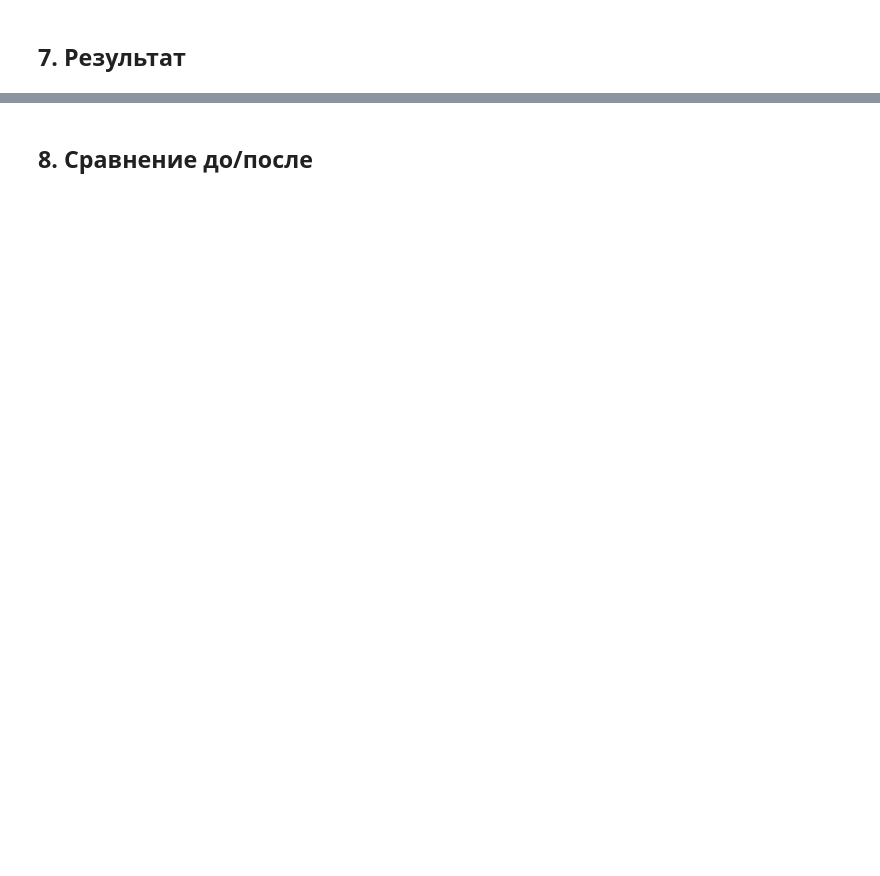
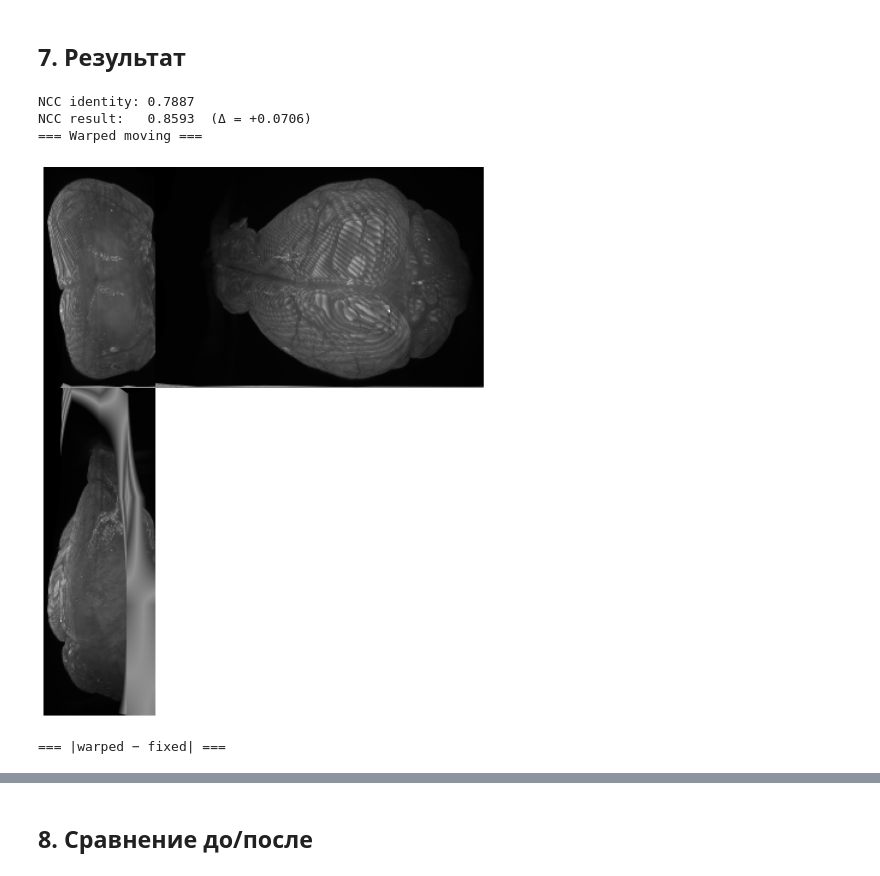
Before and after one commit to IADoronin/brain-morph, a Jupyter notebook: notebooks/brain_from_tif_reg.ipynb, the cells around one changed output, grey strips where cells are left out. Cells and saved outputs as stored; diff of their text form; code cells hidden in the pictures; blank space fills up the shorter version.

```diff
--- a/notebooks/brain_from_tif_reg.ipynb
+++ b/notebooks/brain_from_tif_reg.ipynb
@@ -14,6 +14,8 @@
 - `ratio` = отношение XY/Z разрешения микроскопа (по умолчанию 1.0)
 # %%
 # pip install -e ".[io]"  ← один раз в окружении
+import os
+from pathlib import Path
 import torch
 import matplotlib.pyplot as plt
 from IPython.display import clear_output
@@ -25,6 +27,11 @@ from brain_morph.registration import (
     SAOptimizer, GradientOptimizer,
 )
 
-print(f'torch {torch.__version__}  |  device: {"cuda" if torch.cuda.is_available() else "cpu"}')
+# Project root
+_cwd = Path(os.getcwd())
+ROOT = str(_cwd.parent if _cwd.name == "notebooks" else _cwd)
+
+print(f"torch {torch.__version__}  |  device: {'cuda' if torch.cuda.is_available() else 'cpu'}")
+print(f"ROOT: {ROOT}")
 # %% [output]
 torch 2.9.0  |  device: cpu
@@ -206,22 +183,28 @@ RuntimeError: The size of tensor a (34) must match the size of tensor b (273) at
 # %%
 grid_init_final = torch.stack(
     torch.meshgrid(*[torch.linspace(-1, 1, s) for s in grid_result.shape[:3]], indexing='ij'),
     dim=-1,
 )
 t_final = MeshTransformer3D(grid_init_final, (D, H, W))
 
 with torch.no_grad():
     warped_result = t_final.transform(im_moving, grid_result)
 
 cost_result = registration_cost(
     im_moving, im_fixed, t_final, grid_result, lam=0, similarity='ncc'
 ).item()
 
 print(f'NCC identity: {cost_id:.4f}')
 print(f'NCC result:   {cost_result:.4f}  (Δ = {cost_result - cost_id:+.4f})')
 
 print('=== Warped moving ===')
-Volume(warped_result.unsqueeze(0)).visualize(channel=0)
+Volume(warped_result).visualize(channel=0)
 
 print('=== |warped − fixed| ===')
-Volume((warped_result - im_fixed).abs().unsqueeze(0)).visualize(channel=0)
+Volume((warped_result - im_fixed).abs()).visualize(channel=0)
+# %% [output]
+NCC identity: 0.7887
+NCC result:   0.8593  (Δ = +0.0706)
+=== Warped moving ===
+[figure, added]
+=== |warped − fixed| ===
```
Also changed, not shown: parts of 7 cells of this notebook, 1 other file.
